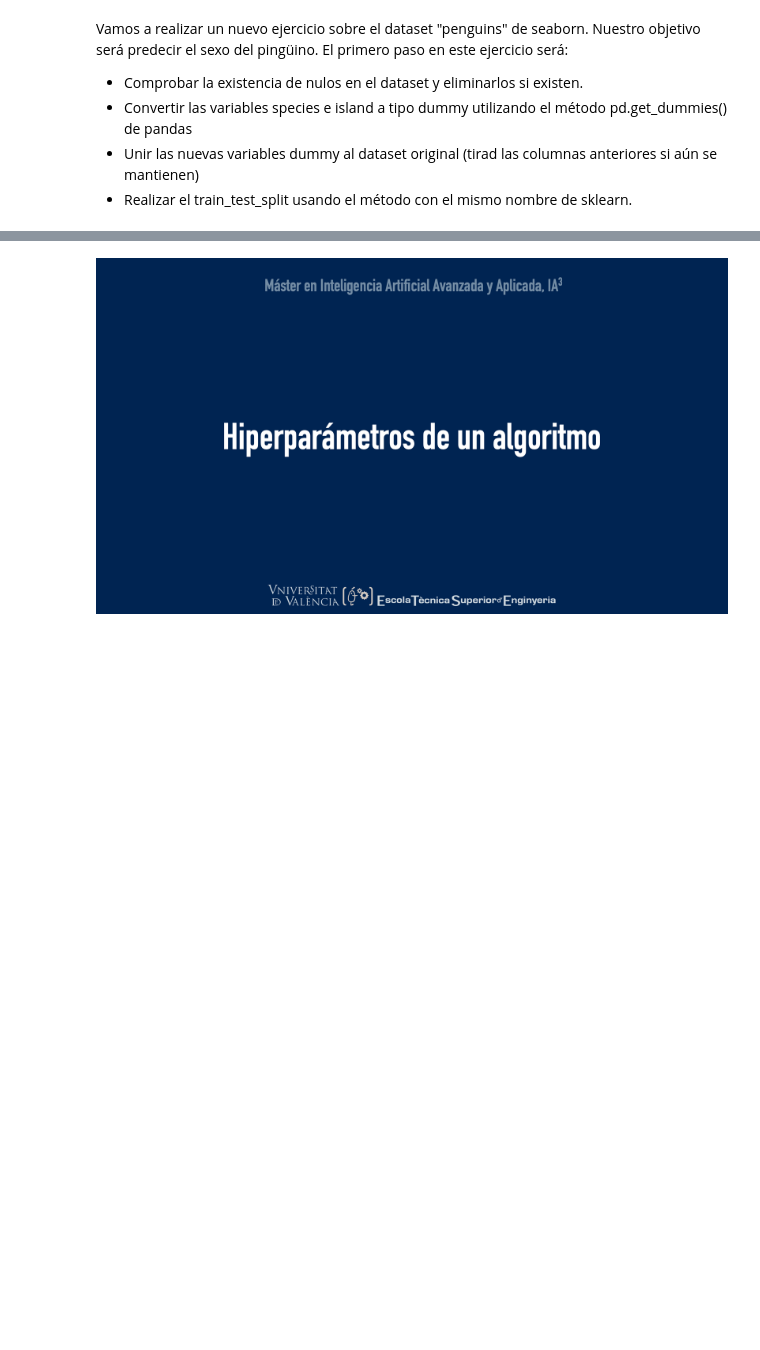
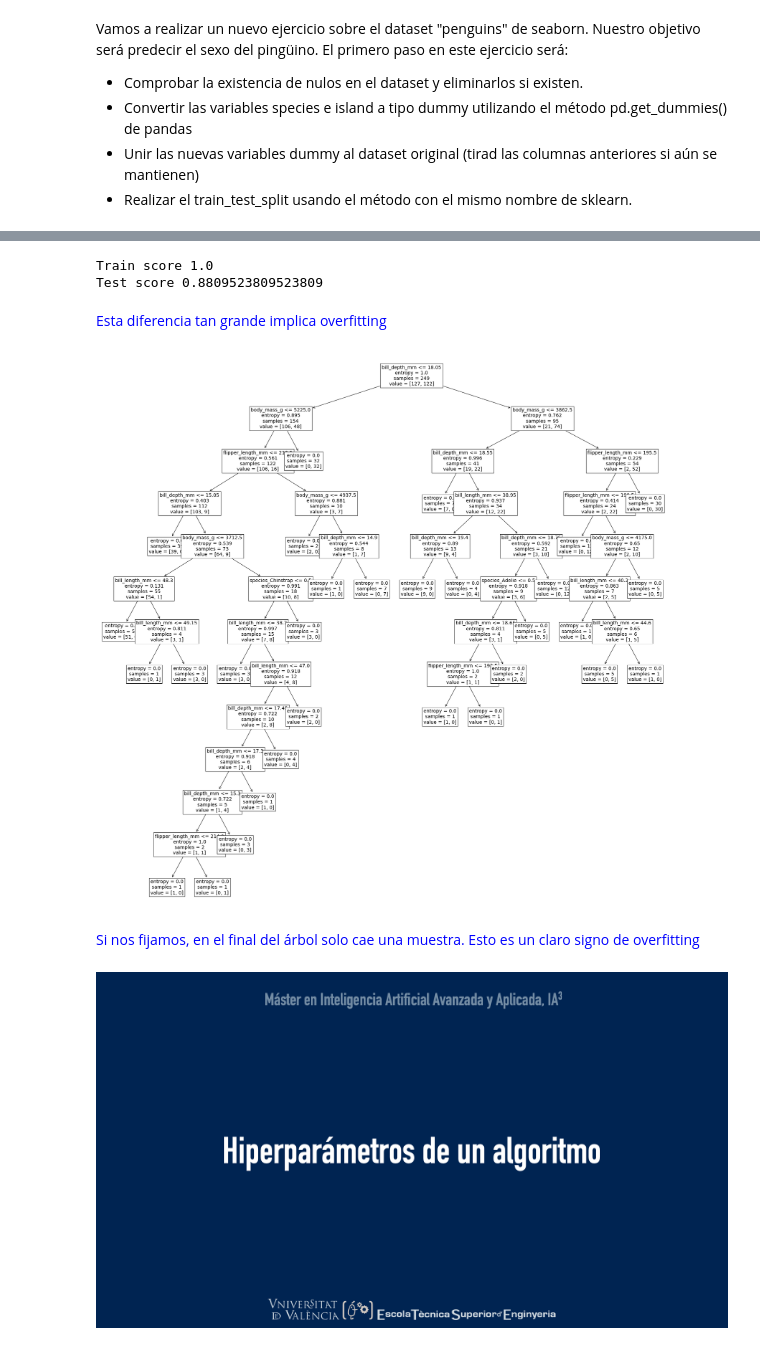
Before and after one commit to P3RI9/IDAL_IA3_DimasMartinez, a Jupyter notebook: Copy_of_Decision_trees.ipynb, the cells around one changed output, grey strips where cells are left out. Saved outputs shown, nothing was run; the diff lists cells and outputs as text; code cells hidden in the pictures; blank space fills up the shorter version.

```diff
--- a/Copy_of_Decision_trees.ipynb
+++ b/Copy_of_Decision_trees.ipynb
@@ -197,0 +308,3 @@ dataset = sns.load_dataset("penguins")
+# %%
+df_clean = dataset.dropna()
+df_clean.isnull().sum()
@@ -197,0 +320,6 @@ dataset = sns.load_dataset("penguins")
+# %%
+# Train/Test Split
+X = df_clean.drop(columns="sex")
+Y = df_clean.sex
+X_dummy = pd.get_dummies(X)
+X_dummy
@@ -198,8 +340,25 @@ dataset = sns.load_dataset("penguins")
+# %%
+X_train, X_test, Y_train, Y_test = train_test_split(X_dummy, Y)
+# %%
+# Entrenamiento y evaluación del modelo
+model = DecisionTreeClassifier(criterion="entropy")
+model.fit(X_train, Y_train)
+print("Train score", model.score(X_train, Y_train))
+print("Test score", model.score(X_test, Y_test))
+# %% [output]
+Train score 1.0
+Test score 0.8809523809523809
+# %% [markdown]
+<font color="blue"> Esta diferencia tan grande implica overfitting</font>
 # %%
 # Dibujad usando esta celda
 fig, ax = plt.subplots(figsize=(30, 30))
-plot_tree(model, feature_names=X.columns, fontsize=14)
+plot_tree(model, feature_names=X_dummy.columns, fontsize=14)
 plt.show()
+# %% [output]
+[figure, added]
+# %% [markdown]
+<font color="blue">Si nos fijamos, en el final del árbol solo cae una muestra. Esto es un claro signo de overfitting</font>
 # %% [markdown]
 ![ML_7.png](embedded-picture-1)
 # %% [markdown]
```
Also changed, not shown: parts of 30 cells of this notebook.
